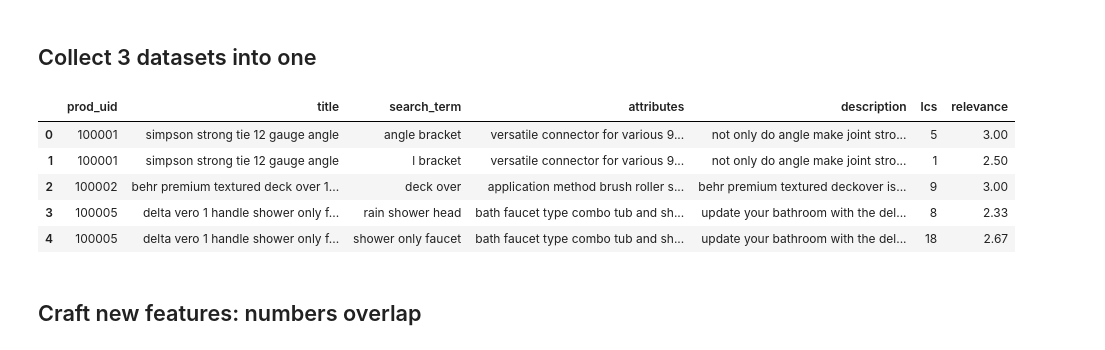
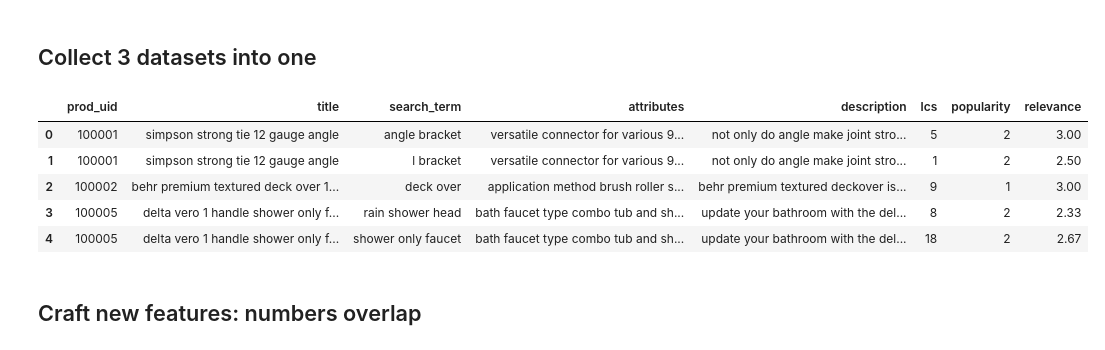
Before and after one commit to zeyger/home-depot, a Jupyter notebook: notebooks/home-depot.ipynb, the cells around one changed output. Saved outputs shown, nothing was run; the diff lists cells and outputs as text; code cells hidden in the pictures.

```diff
--- a/notebooks/home-depot.ipynb
+++ b/notebooks/home-depot.ipynb
@@ -689,0 +752,6 @@ display(descriptions.head(2))
+# %%
+unique, counts = np.unique(train['prod_uid'].values, return_counts=True)
+print(counts[0:10])
+popularity = pd.DataFrame([unique, counts]).transpose()
+popularity.columns = columns=['prod_uid', 'count']
+popularity = popularity.set_index('prod_uid')
@@ -692,30 +772,32 @@ display(descriptions.head(2))
 # %%
 #Join all datasets into one
 
 dataset = []
 for i in range(train.shape[0]):
     prod_uid = train['product_uid'][i]
     title = train['product_title'][i]
     search_term = train['search_term'][i]
     score = train['relevance'][i]
     description = descriptions.loc[prod_uid][1] # careful here, 1 is because of unnamed column, will fix later
     try:
         attributes = merged_attributes.loc[prod_uid][0]
     except KeyError:
         attributes = ''
 
+    popular = popularity.loc[prod_uid][0]
     lcs = len(longest_common_substring(title, search_term))
-    dataset.append([prod_uid, title, search_term, attributes, description, lcs, score])
 
-joined_train = pd.DataFrame(dataset, columns=['prod_uid', 'title', 'search_term', 'attributes', 'description', 'lcs', 'relevance'])
+    dataset.append([prod_uid, title, search_term, attributes, description, lcs, popular, score])
+
+joined_train = pd.DataFrame(dataset, columns=['prod_uid', 'title', 'search_term', 'attributes', 'description', 'lcs', 'popularity', 'relevance'])
 joined_train.head(5)
 # %% [output]
-|  | prod_uid | title | search_term | attributes | description | lcs | relevance |
-| 0 | 100001 | simpson strong tie 12 gauge angle | angle bracket | versatile connector for various 9... | not only do angle make joint stro... | 5 | 3.00 |
-| 1 | 100001 | simpson strong tie 12 gauge angle | l bracket | versatile connector for various 9... | not only do angle make joint stro... | 1 | 2.50 |
-| 2 | 100002 | behr premium textured deck over 1... | deck over | application method brush roller s... | behr premium textured deckover is... | 9 | 3.00 |
-| 3 | 100005 | delta vero 1 handle shower only f... | rain shower head | bath faucet type combo tub and sh... | update your bathroom with the del... | 8 | 2.33 |
-| 4 | 100005 | delta vero 1 handle shower only f... | shower only faucet | bath faucet type combo tub and sh... | update your bathroom with the del... | 18 | 2.67 |
+|  | prod_uid | title | search_term | attributes | description | lcs | popularity | relevance |
+| 0 | 100001 | simpson strong tie 12 gauge angle | angle bracket | versatile connector for various 9... | not only do angle make joint stro... | 5 | 2 | 3.00 |
+| 1 | 100001 | simpson strong tie 12 gauge angle | l bracket | versatile connector for various 9... | not only do angle make joint stro... | 1 | 2 | 2.50 |
+| 2 | 100002 | behr premium textured deck over 1... | deck over | application method brush roller s... | behr premium textured deckover is... | 9 | 1 | 3.00 |
+| 3 | 100005 | delta vero 1 handle shower only f... | rain shower head | bath faucet type combo tub and sh... | update your bathroom with the del... | 8 | 2 | 2.33 |
+| 4 | 100005 | delta vero 1 handle shower only f... | shower only faucet | bath faucet type combo tub and sh... | update your bathroom with the del... | 18 | 2 | 2.67 |
 # %% [markdown]
 ## Craft new features: numbers overlap
 # %%
```
Also changed, not shown: parts of 19 cells of this notebook.
